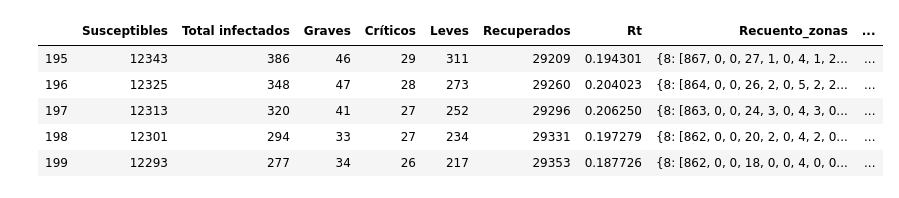
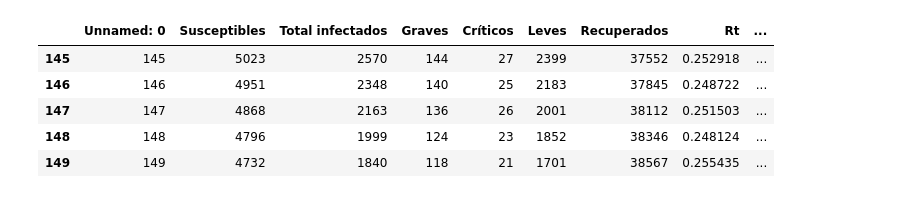
Before and after one commit to andrespd1/siscovid, a Jupyter notebook: Agents.ipynb, the cells around one changed output. Cells and saved outputs as stored; diff of their text form; code cells hidden in the pictures.

```diff
--- a/Agents.ipynb
+++ b/Agents.ipynb
@@ -20,5 +58,5 @@ locs
 # %%
-agents = pd.read_excel( './data/agents/agents_bogota_raw.xlsx' )
+agents = pd.read_csv( './data/agents/70_smpl_gral_220_0_pb.csv' )
 # %%
 agents.shape
 # %% [output]
@@ -55,9 +84,11 @@ agents.head( 5 )
+# %%
+agents[ 'Fecha' ] = agents[ 'Día' ].apply( lambda x: pd.to_datetime( '03/06/2020' ) + pd.DateOffset( days = x ) )
 # %%
-agents.tail( 5 )
+agents.tail()
 # %% [output]
-|  | Susceptibles | Total infectados | Graves | Críticos | Leves | Recuperados | Rt | Recuento_zonas | ... |
-| 195 | 12343 | 386 | 46 | 29 | 311 | 29209 | 0.194301 | {8: [867, 0, 0, 27, 1, 0, 4, 1, 2... | ... |
-| 196 | 12325 | 348 | 47 | 28 | 273 | 29260 | 0.204023 | {8: [864, 0, 0, 26, 2, 0, 5, 2, 2... | ... |
-| 197 | 12313 | 320 | 41 | 27 | 252 | 29296 | 0.206250 | {8: [863, 0, 0, 24, 3, 0, 4, 3, 0... | ... |
-| 198 | 12301 | 294 | 33 | 27 | 234 | 29331 | 0.197279 | {8: [862, 0, 0, 20, 2, 0, 4, 2, 0... | ... |
-| 199 | 12293 | 277 | 34 | 26 | 217 | 29353 | 0.187726 | {8: [862, 0, 0, 18, 0, 0, 4, 0, 0... | ... |
+|  | Unnamed: 0 | Susceptibles | Total infectados | Graves | Críticos | Leves | Recuperados | Rt | ... |
+| 145 | 145 | 5023 | 2570 | 144 | 27 | 2399 | 37552 | 0.252918 | ... |
+| 146 | 146 | 4951 | 2348 | 140 | 25 | 2183 | 37845 | 0.248722 | ... |
+| 147 | 147 | 4868 | 2163 | 136 | 26 | 2001 | 38112 | 0.251503 | ... |
+| 148 | 148 | 4796 | 1999 | 124 | 23 | 1852 | 38346 | 0.248124 | ... |
+| 149 | 149 | 4732 | 1840 | 118 | 21 | 1701 | 38567 | 0.255435 | ... |
```
Also changed, not shown: parts of 49 cells of this notebook, 29 other files.
